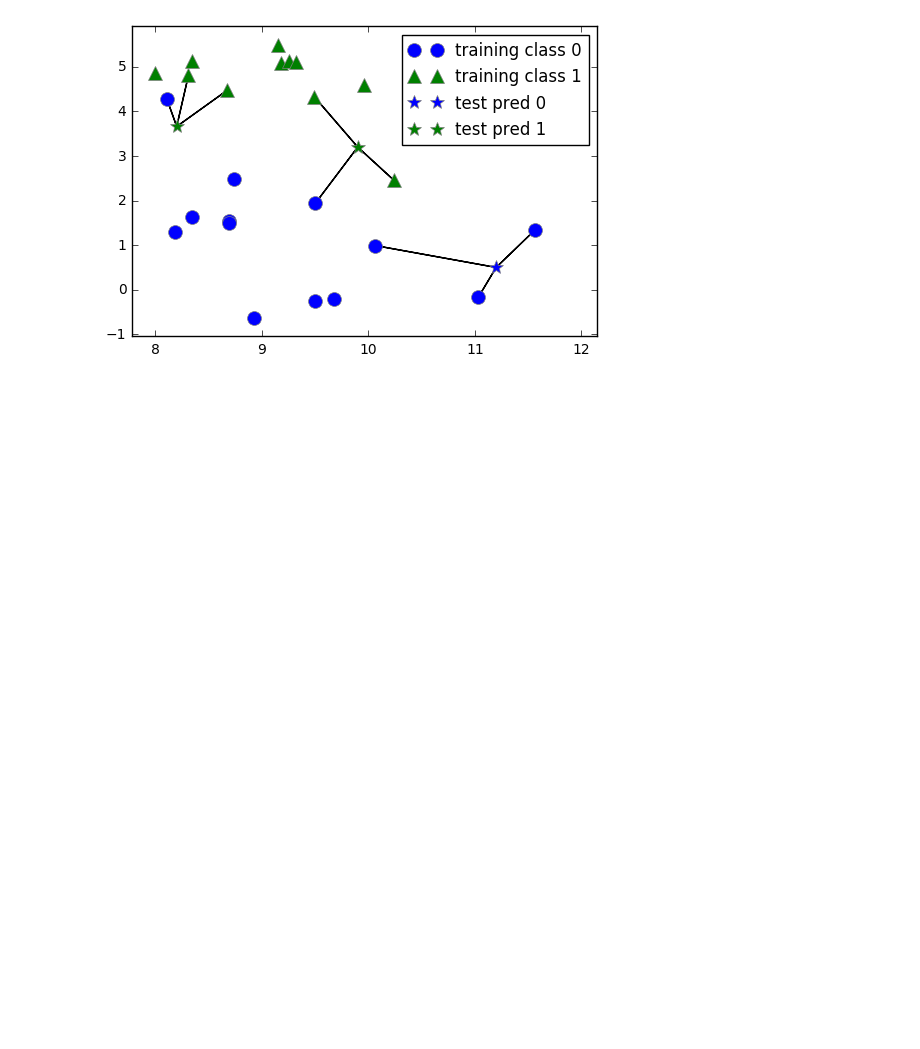
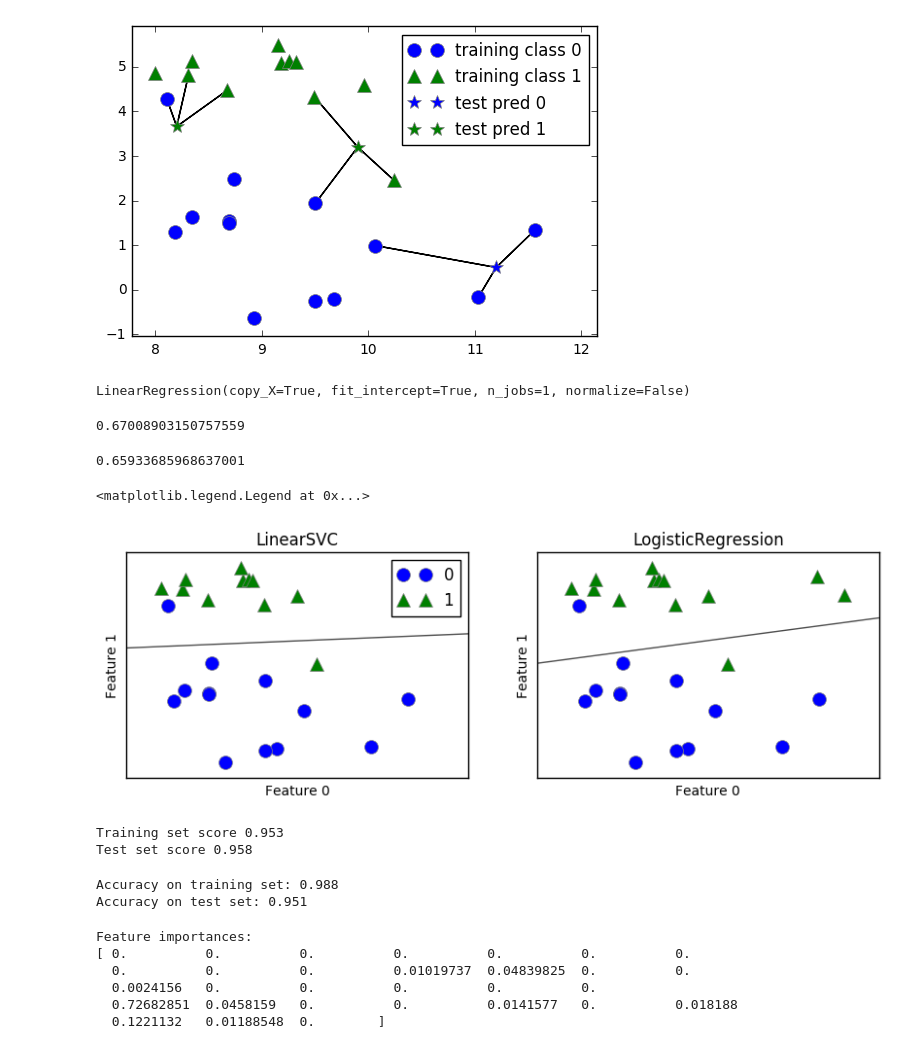
Before and after one commit to curtkim/curt-notebook, a Jupyter notebook: supervised.ipynb, the cells around one changed output. Cells and saved outputs as stored; diff of their text form; code cells hidden in the pictures; blank space fills up the shorter version.

```diff
--- a/supervised.ipynb
+++ b/supervised.ipynb
@@ -59,0 +66,57 @@ mglearn.plots.plot_knn_classification(n_neighbors=3)
+# %%
+lr
+# %% [output]
+LinearRegression(copy_X=True, fit_intercept=True, n_jobs=1, normalize=False)
+# %%
+lr.score(X_train, y_train)
+# %% [output]
+0.67008903150757559
+# %%
+lr.score(X_test, y_test)
+# %% [output]
+0.65933685968637001
+# %%
+from sklearn.linear_model import LogisticRegression
+from sklearn.svm import LinearSVC
+
+X, y = mglearn.datasets.make_forge()
+fig, axes = plt.subplots(1,2, figsize=(10,3))
+
+for model, ax in zip([LinearSVC(), LogisticRegression()], axes):
+    clf = model.fit(X,y)
+    mglearn.plots.plot_2d_separator(clf, X, fill=False, eps=0.5, ax=ax, alpha=.7)
+    mglearn.discrete_scatter(X[:,0], X[:,1], y, ax=ax)
+    ax.set_title("{}".format(clf.__class__.__name__))
+    ax.set_xlabel("Feature 0")
+    ax.set_ylabel("Feature 1")
+axes[0].legend()
+# %% [output]
+<matplotlib.legend.Legend at 0x...>
+[figure, added]
+# %%
+cancer = load_breast_cancer()
+X_train, X_test, y_train, y_test = train_test_split(cancer.data, cancer.target, stratify=cancer.target, random_state=42)
+logreg = LogisticRegression().fit(X_train, y_train)
+print("Training set score {:.3f}".format(logreg.score(X_train, y_train)))
+print("Test set score {:.3f}".format(logreg.score(X_test, y_test)))
+# %% [output]
+Training set score 0.953
+Test set score 0.958
+# %%
+from sklearn.tree import DecisionTreeClassifier
+tree = DecisionTreeClassifier(max_depth=4, random_state=0)
+tree.fit(X_train, y_train)
+print("Accuracy on training set: {:.3f}".format(tree.score(X_train, y_train)))
+print("Accuracy on test set: {:.3f}".format(tree.score(X_test, y_test)))
+# %% [output]
+Accuracy on training set: 0.988
+Accuracy on test set: 0.951
+# %%
+print("Feature importances:\n{}".format(tree.feature_importances_))
+# %% [output]
+Feature importances:
+[ 0.          0.          0.          0.          0.          0.          0.
+  0.          0.          0.          0.01019737  0.04839825  0.          0.
+  0.0024156   0.          0.          0.          0.          0.
+  0.72682851  0.0458159   0.          0.          0.0141577   0.          0.018188
+  0.1221132   0.01188548  0.        ]
```
Also changed, not shown: parts of 6 cells of this notebook.
